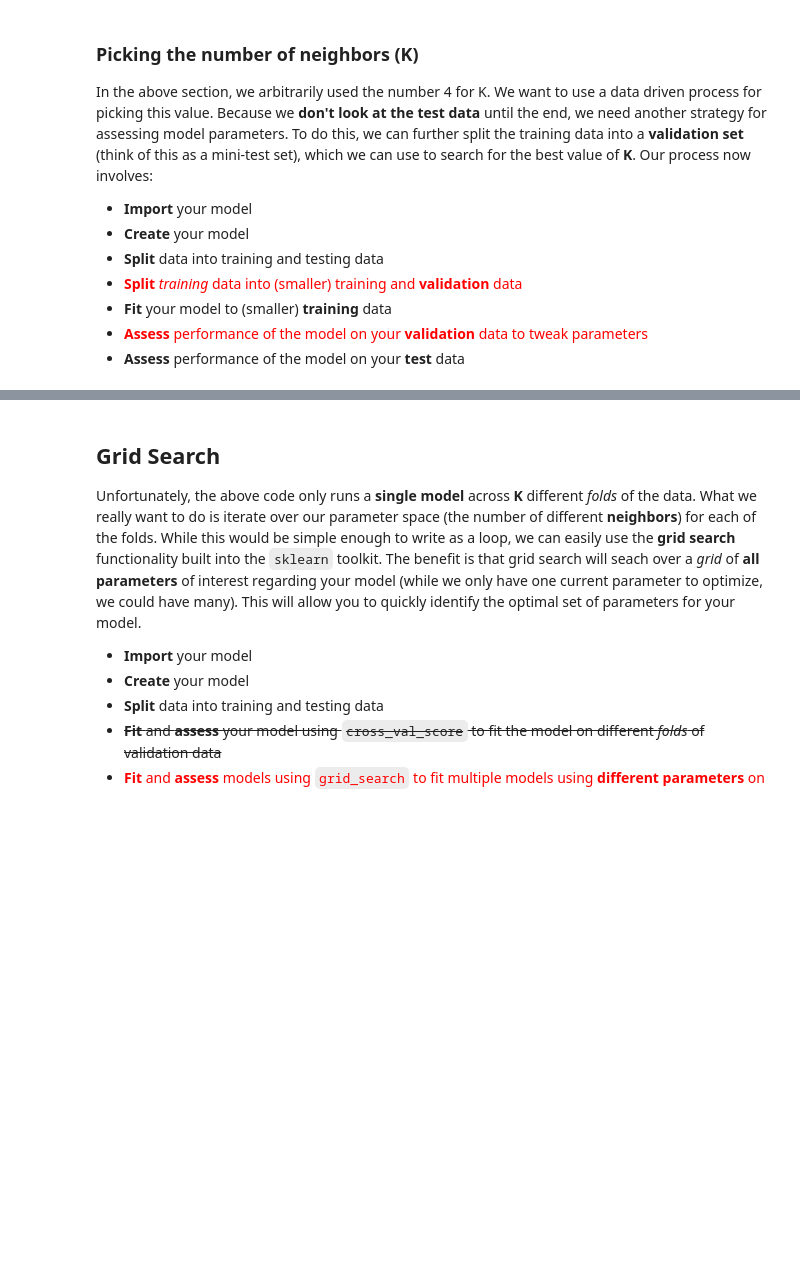
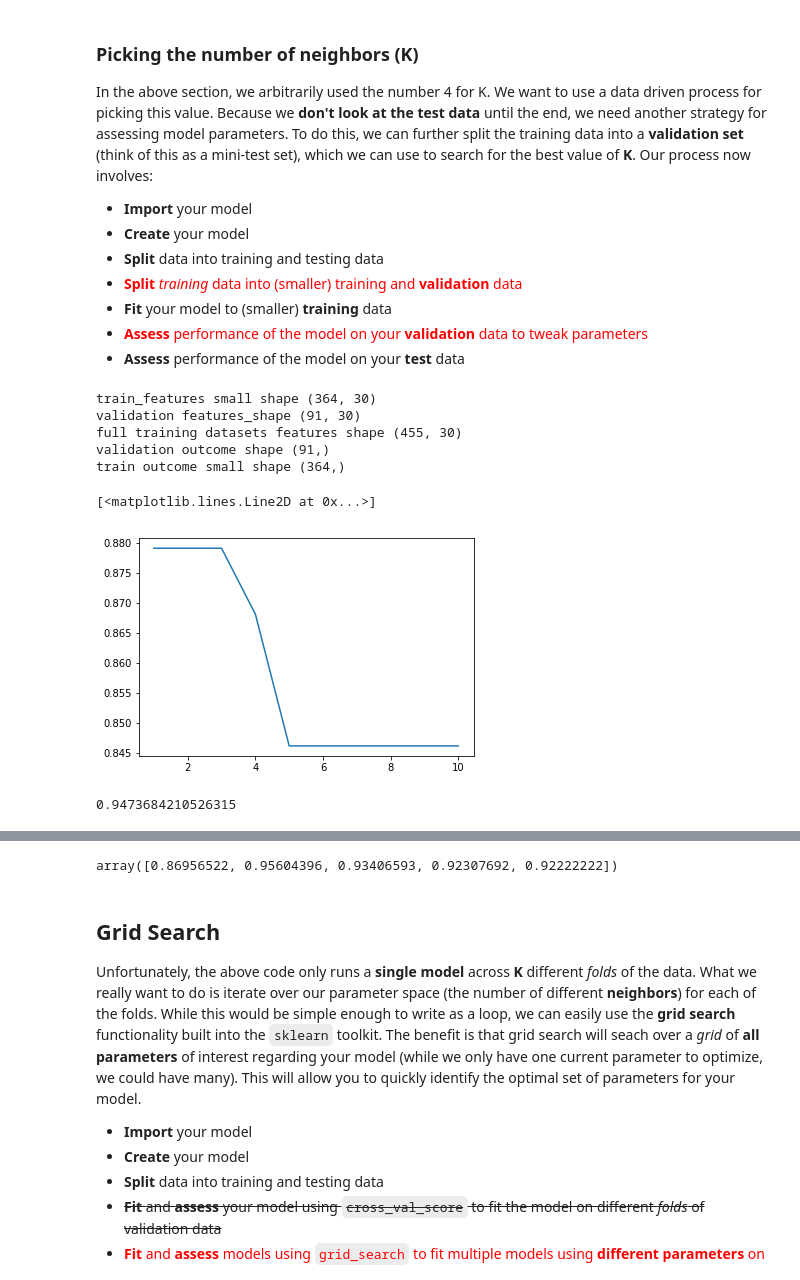
Before and after one commit to poojaram/ML-model, a Jupyter notebook: 01-predict-cancer.ipynb, the cells around one changed output, grey strips where cells are left out. Cells and saved outputs as stored; diff of their text form; code cells hidden in the pictures; blank space fills up the shorter version.

```diff
--- a/01-predict-cancer.ipynb
+++ b/01-predict-cancer.ipynb
@@ -100,3 +110,16 @@ In actual machine learning applications, the intention is to **predict unknown v
 # %%
 # Split your data into test and training data with a test size of 30% (.3)
 from sklearn.model_selection import train_test_split # typically done at the start
+
+train_features, test_features, train_outcome, test_outcome = train_test_split(
+    data.data,
+    data.target,
+    test_size=0.20,
+    random_state=11
+)
+data.data.shape
+print("train_features_shape", train_features.shape)
+print("test_features_shape", test_features.shape)
+print("full datasets features shape", data.data.shape)
+print("test outcome shape", test_outcome.shape)
+print("test outcome shape", train_outcome.shape)
@@ -128,7 +161,9 @@ We'll address each of these challenges in the following sections. However, we'll
 # %%
 # Import and create a KNN classifier that uses the 4 nearest points
 from sklearn.neighbors import KNeighborsClassifier
+knn_clf = KNeighborsClassifier(n_neighbors=4, weights='distance')
 # %%
 # Fit the model to our (training) data, and use it to predict on our *test data*
+fit = knn_clf.fit(train_features, train_outcome)
 # %%
 # Assess the accuracy of the model
@@ -147,16 +185,56 @@ In the above section, we arbitrarily used the number 4 for K. We want to use a d
 # %%
 # Let's crete a validation set by sampling 20% (.2) out of the *training* data
 # We can use the `train_test_set` function as before
+train_features_small, validation_features, train_outcome_small, validation_outcome = train_test_split(
+    train_features,
+    train_outcome,
+    test_size = 0.20
+)
+
+print("train_features small shape", train_features_small.shape)
+print("validation features_shape", validation_features.shape)
+print("full training datasets features shape", train_features.shape)
+print("validation outcome shape", validation_outcome.shape)
+print("train outcome small shape", train_outcome_small.shape)
+# %% [output]
+train_features small shape (364, 30)
+validation features_shape (91, 30)
+full training datasets features shape (455, 30)
+validation outcome shape (91,)
+train outcome small shape (364,)
 # %%
 # Let's assess accuracies of K from 1 through 10. To do this, loop through values of K,
 # and in each loop:
 # - Create a new classifier using K as the number of neighbors,
 # - Fit the classifier to the (small) training data (without validation data)
 # - Generate a set of predictions using the validation data
 # - Compute the accuracy of your model on your validation data
+accuracies = {}
+for k in range(1, 11):
+    knn_clf = KNeighborsClassifier(n_neighbors=k)
+    knn_clf.fit(train_features_small, train_outcome_small)
+    accuracy = accuracy_score(knn_clf.predict(validation_features), validation_outcome)
+    accuracies[k] = accuracy
+
+accuracies
+
+
+
+plt.plot(accuracies.keys(), accuracies.values())
+
+max(accuracies.values())
+# %% [output]
+[<matplotlib.lines.Line2D at 0x...>]
+[figure, added]
 # %%
 # Now that you know the best value of K based on your *validation* data,
 # Run the KNN with the optimal value of K on the *test* data to assess your performance
+
+knn_clf = KNeighborsClassifier(n_neighbors=6)
+knn_clf.fit(train_features, train_outcome)
+accuracy_score(knn_clf.predict(test_features), test_outcome)
+# %% [output]
+0.9473684210526315
 # %% [markdown]
 ## Cross Validation
 In the above example, we created a **single** validation dataset from our training data. However, because this sampling is **random**, we may have gotten a certain subset of the training set simply **by chance**. The most popular strategy for solving this issue (and therefore better leveraging the information in our _training data_) is called **cross validation**.
@@ -183,6 +261,12 @@ Luckily, the `sklearn` toolkit has a variety of built-in methods for performing
 # Notice the huge variation in performance across folds!
 from sklearn.model_selection import KFold
 from sklearn.model_selection import cross_val_score
+
+knn = KNeighborsClassifier(n_neighbors=3)
+cross_val_score(knn, train_features, train_outcome, cv=5)
+#np.mean(cross_val_score(knn, train_features, train_outcome, cv=5))
+# %% [output]
+array([0.86956522, 0.95604396, 0.93406593, 0.92307692, 0.92222222])
 # %% [markdown]
 ## Grid Search
 Unfortunately, the above code only runs a **single model** across __K__ different _folds_ of the data. What we really want to do is iterate over our parameter space (the number of different **neighbors**) for each of the folds. While this would be simple enough to write as a loop, we can easily use the **grid search** functionality built into the `sklearn` toolkit. The benefit is that grid search will seach over a _grid_ of **all parameters** of interest regarding your model (while we only have one current parameter to optimize, we could have many). This will allow you to quickly identify the optimal set of parameters for your model.
```
Also changed, not shown: parts of 19 cells of this notebook, 1 other file.
